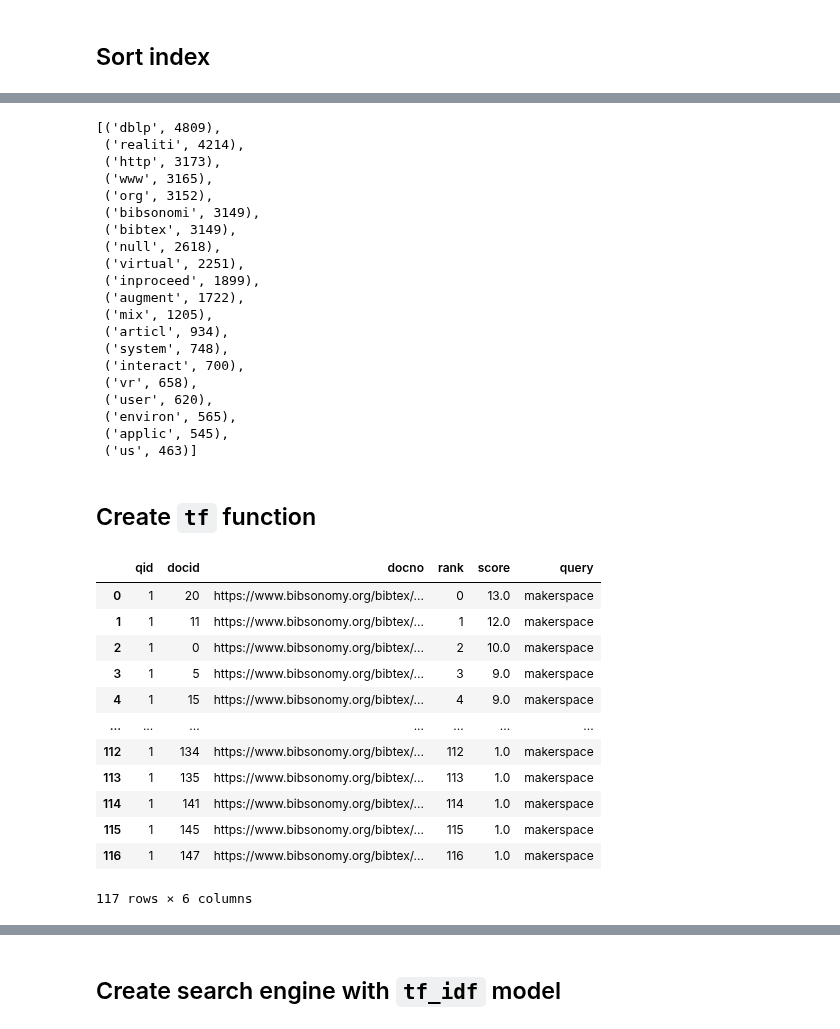
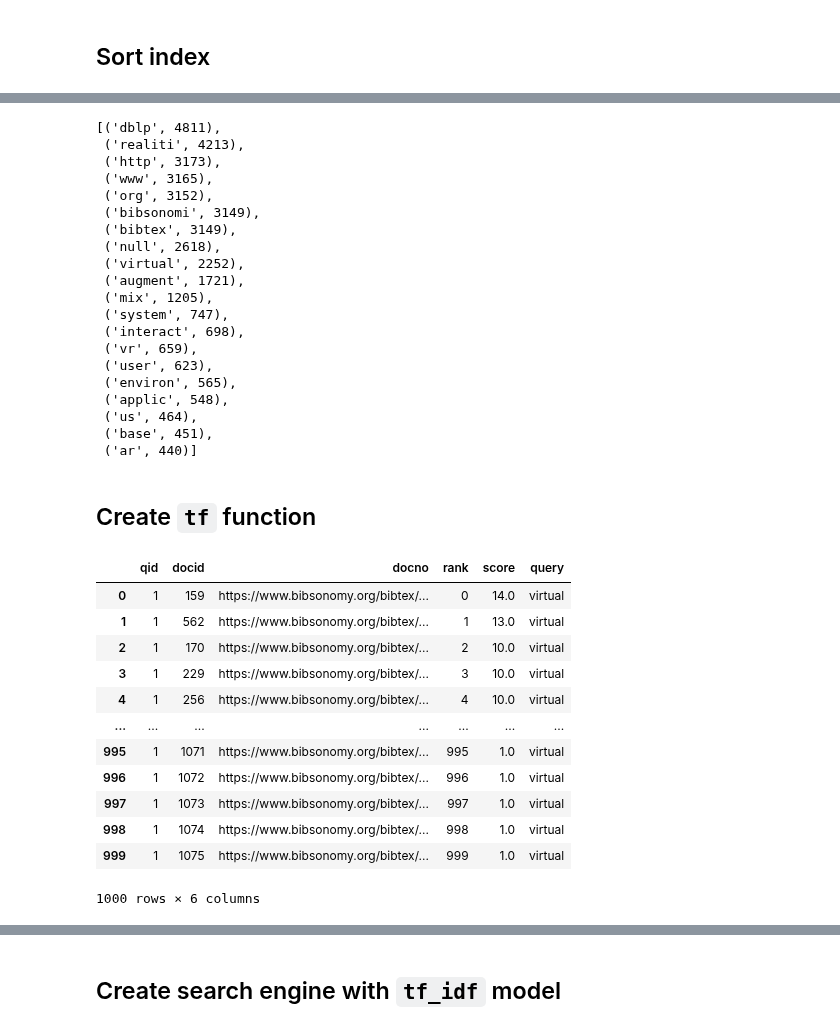
Before and after one commit to th-schmidt/2023-2024_Data_Librarian_Thomas_Schmidt, a Jupyter notebook: Modul_2/pyterrier-tut/pyterrier_aufgabe.ipynb, the cells around one changed output, grey strips where cells are left out. Drawn from its saved outputs; the diff is of its cells as text; code cells hidden in the pictures.

```diff
--- a/Modul_2/pyterrier-tut/pyterrier_aufgabe.ipynb
+++ b/Modul_2/pyterrier-tut/pyterrier_aufgabe.ipynb
@@ -158,52 +340,49 @@ zweiten 5
 zwischen 5
 zzz 11
 # %%
-tf_dict_sorted = sorted(tf_dict.items(),
-                        key=lambda x: x[1],
-                        reverse=True)
-
+tf_dict_sorted = sorted(tf_dict.items(), key=lambda x: x[1], reverse=True)
 tf_dict_sorted[:20]
 # %% [output]
-[('dblp', 4809),
- ('realiti', 4214),
+[('dblp', 4811),
+ ('realiti', 4213),
  ('http', 3173),
  ('www', 3165),
  ('org', 3152),
  ('bibsonomi', 3149),
  ('bibtex', 3149),
  ('null', 2618),
- ('virtual', 2251),
- ('inproceed', 1899),
- ('augment', 1722),
+ ('virtual', 2252),
+ ('augment', 1721),
  ('mix', 1205),
- ('articl', 934),
- ('system', 748),
- ('interact', 700),
- ('vr', 658),
- ('user', 620),
+ ('system', 747),
+ ('interact', 698),
+ ('vr', 659),
+ ('user', 623),
  ('environ', 565),
- ('applic', 545),
- ('us', 463)]
+ ('applic', 548),
+ ('us', 464),
+ ('base', 451),
+ ('ar', 440)]
 # %% [markdown]
 ## Create `tf` function
 # %%
 tf = pt.BatchRetrieve(index_mult, wmodel='Tf')
 # %%
-tf.search('makerspace')
+tf.search('virtual')
 # %% [output]
 |  | qid | docid | docno | rank | score | query |
-| 0 | 1 | 20 | https://www.bibsonomy.org/bibtex/... | 0 | 13.0 | makerspace |
-| 1 | 1 | 11 | https://www.bibsonomy.org/bibtex/... | 1 | 12.0 | makerspace |
-| 2 | 1 | 0 | https://www.bibsonomy.org/bibtex/... | 2 | 10.0 | makerspace |
-| 3 | 1 | 5 | https://www.bibsonomy.org/bibtex/... | 3 | 9.0 | makerspace |
-| 4 | 1 | 15 | https://www.bibsonomy.org/bibtex/... | 4 | 9.0 | makerspace |
+| 0 | 1 | 159 | https://www.bibsonomy.org/bibtex/... | 0 | 14.0 | virtual |
+| 1 | 1 | 562 | https://www.bibsonomy.org/bibtex/... | 1 | 13.0 | virtual |
+| 2 | 1 | 170 | https://www.bibsonomy.org/bibtex/... | 2 | 10.0 | virtual |
+| 3 | 1 | 229 | https://www.bibsonomy.org/bibtex/... | 3 | 10.0 | virtual |
+| 4 | 1 | 256 | https://www.bibsonomy.org/bibtex/... | 4 | 10.0 | virtual |
 | ... | ... | ... | ... | ... | ... | ... |
-| 112 | 1 | 134 | https://www.bibsonomy.org/bibtex/... | 112 | 1.0 | makerspace |
-| 113 | 1 | 135 | https://www.bibsonomy.org/bibtex/... | 113 | 1.0 | makerspace |
-| 114 | 1 | 141 | https://www.bibsonomy.org/bibtex/... | 114 | 1.0 | makerspace |
-| 115 | 1 | 145 | https://www.bibsonomy.org/bibtex/... | 115 | 1.0 | makerspace |
-| 116 | 1 | 147 | https://www.bibsonomy.org/bibtex/... | 116 | 1.0 | makerspace |
+| 995 | 1 | 1071 | https://www.bibsonomy.org/bibtex/... | 995 | 1.0 | virtual |
+| 996 | 1 | 1072 | https://www.bibsonomy.org/bibtex/... | 996 | 1.0 | virtual |
+| 997 | 1 | 1073 | https://www.bibsonomy.org/bibtex/... | 997 | 1.0 | virtual |
+| 998 | 1 | 1074 | https://www.bibsonomy.org/bibtex/... | 998 | 1.0 | virtual |
+| 999 | 1 | 1075 | https://www.bibsonomy.org/bibtex/... | 999 | 1.0 | virtual |
-117 rows × 6 columns
+1000 rows × 6 columns
 # %%
 tf.search('library makerspaces')
 # %% [output]
```
Also changed, not shown: parts of 63 cells of this notebook, 9 other files.
